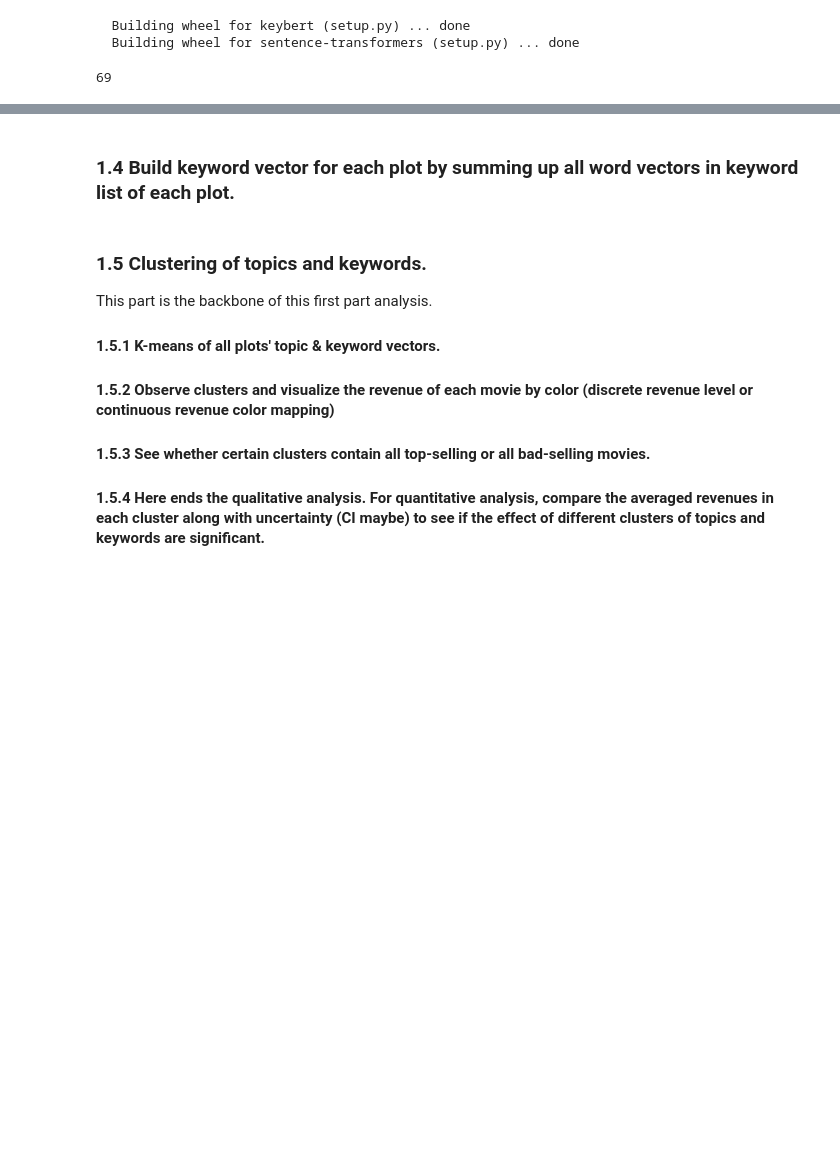
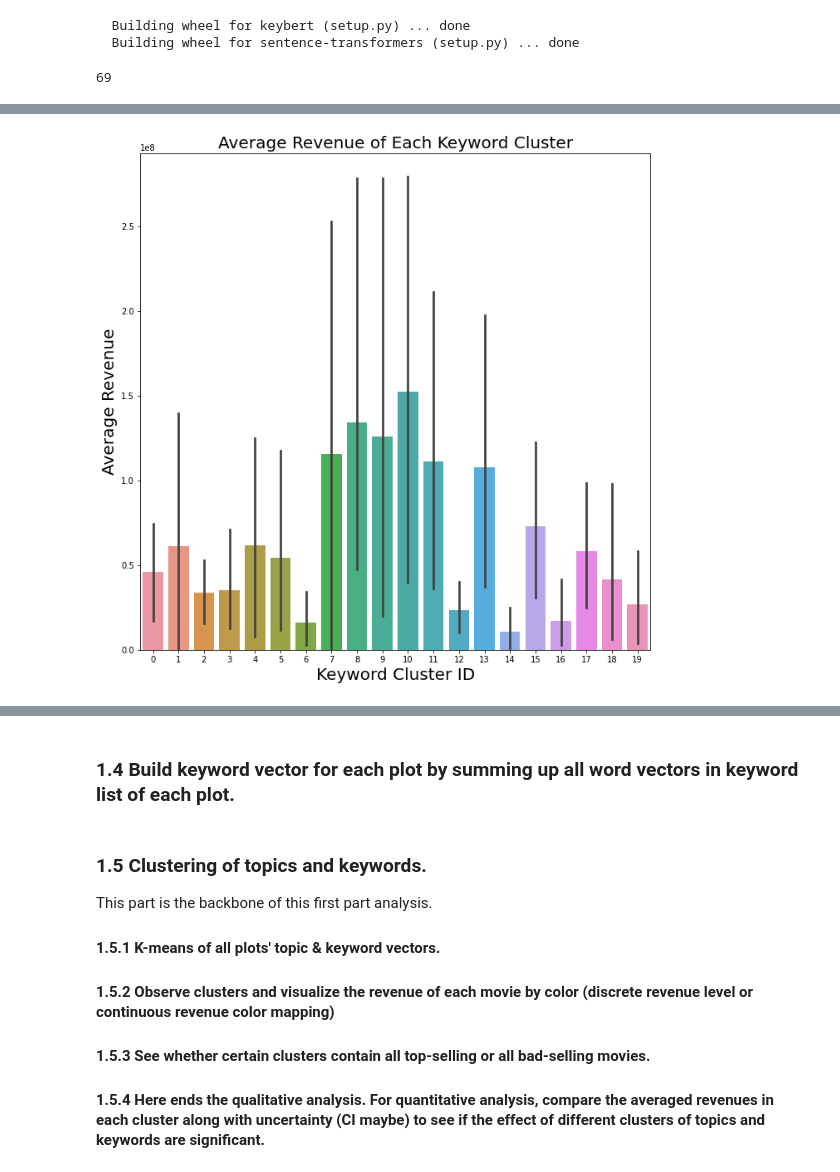
Before and after one commit to epfl-ada/ada-2022-project-superplainteamname2022, a Jupyter notebook: milestone2-xyt.ipynb, the cells around one changed output, grey strips where cells are left out. Drawn from its saved outputs; the diff is of its cells as text; code cells hidden in the pictures; blank space fills up the shorter version.

```diff
--- a/milestone2-xyt.ipynb
+++ b/milestone2-xyt.ipynb
@@ -464,3 +479,14 @@ plt.show()
+# %%
+movie_data_sampled_group_keyword_mean = movie_data_sampled_group_keyword.mean()
+plt.figure(figsize=(11,11))
+sns.barplot(x = 'keyword_cluster_id', y = 'movie_box_office_revenue', data = movie_data_sampled, errorbar = 'ci')
+plt.xticks(np.arange(20))
+plt.xlabel('Keyword Cluster ID',fontsize=20)
+plt.ylabel('Average Revenue',fontsize=20)
+plt.title('Average Revenue of Each Keyword Cluster',fontsize=20)
+plt.show()
+# %% [output]
+[figure, added]
 # %%
 from sklearn.metrics.pairwise import cosine_similarity
 all_sim = cosine_similarity(word_vec.reshape(1, -1), embeddings)
```
Also changed, not shown: parts of 11 cells of this notebook.
